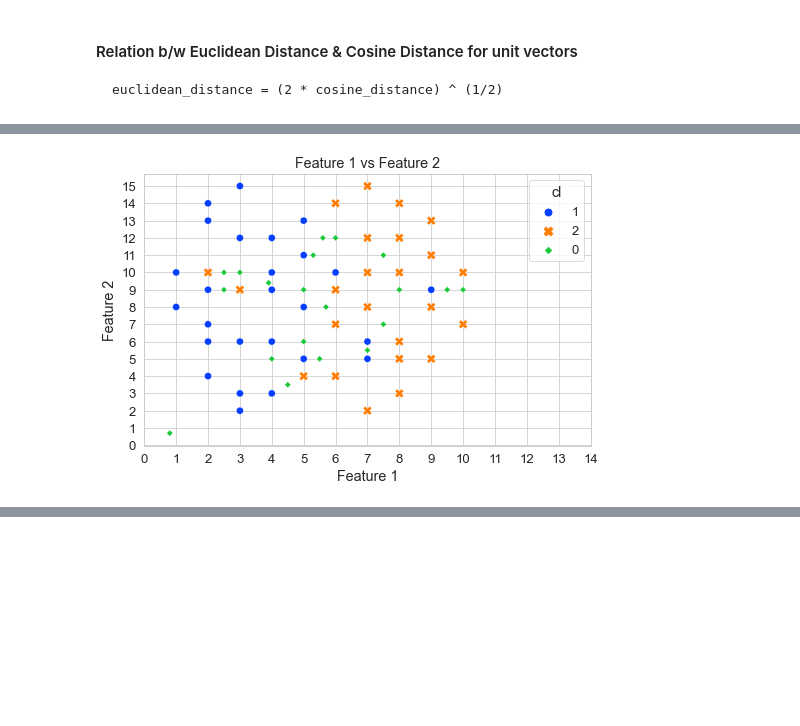
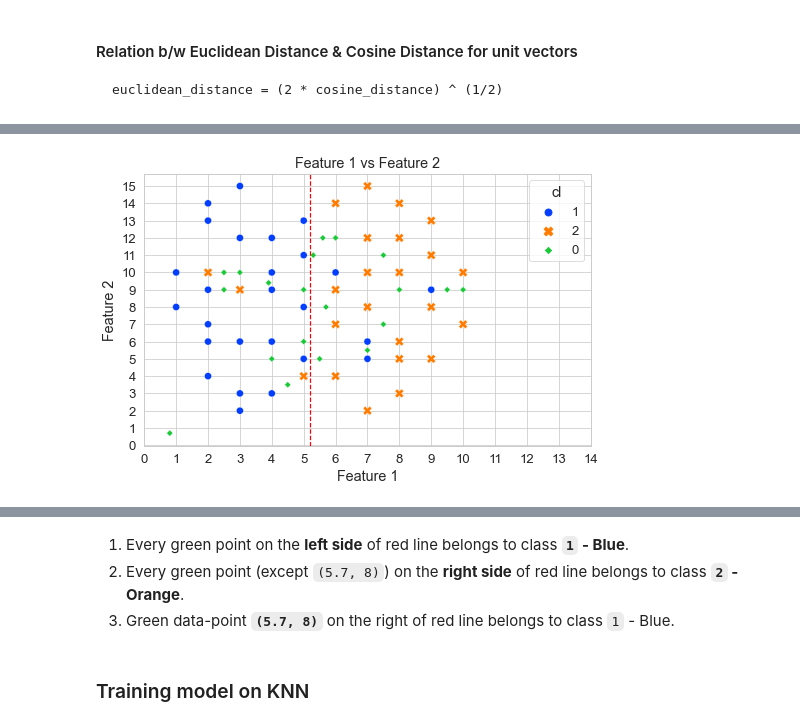
Before and after one commit to DheemanthBhat/ML-Concepts, a Jupyter notebook: 3. K-Nearest Neighbor (KNN)/K-Nearest Neighbor (KNN).ipynb, the cells around one changed output, grey strips where cells are left out. Saved outputs shown, nothing was run; the diff lists cells and outputs as text; code cells hidden in the pictures; blank space fills up the shorter version.

Commit message:
Training and testing KNN-model.

```diff
--- a/3. K-Nearest Neighbor (KNN)/K-Nearest Neighbor (KNN).ipynb
+++ b/3. K-Nearest Neighbor (KNN)/K-Nearest Neighbor (KNN).ipynb
@@ -303,31 +409,36 @@ Ed from Cd for unit vectors: 1.414214
 # %%
-test_df = pd.read_csv("./Input/test.csv")
 test_df_temp = test_df.copy()
 test_df_temp["cl"] = 0
-tt = pd.concat([train_df, test_df_temp])
 
 plt.figure(figsize=(8, 5))
 
 sns.scatterplot(
     x="f1",
     y="f2",
     hue="cl",
-    data=tt,
+    data=pd.concat([train_df, test_df_temp]),
     palette="bright",
     hue_order=[1, 2, 0],
     style="cl",
     markers=["D", "o", "X"],
     size="cl",
     sizes=(20, 80),
 )
 plt.title("Feature 1 vs Feature 2")
 plt.xlabel("Feature 1")
 plt.ylabel("Feature 2")
 plt.xticks(ticks=range(0, 15, 1))
 plt.yticks(ticks=range(0, 16, 1))
+plt.axvline(5.2, linestyle="--", color="r", label="90th percentile")
 
 plt.savefig("./Output/train-n-test-data-points.png")
 plt.show()
 # %% [output]
-[figure, old version]
+[figure, new version]
 [interactive output not drawn]
+# %% [markdown]
+1. Every green point on the **left side** of red line belongs to class **`1` - Blue**.
+2. Every green point (except `(5.7, 8)`) on the **right side** of red line belongs to class **`2` - Orange**.
+3. Green data-point **`(5.7, 8)`** on the right of red line belongs to class `1` - Blue.
+# %% [markdown]
+### Training model on KNN
```
Also changed, not shown: parts of 20 cells of this notebook, 3 other files.
